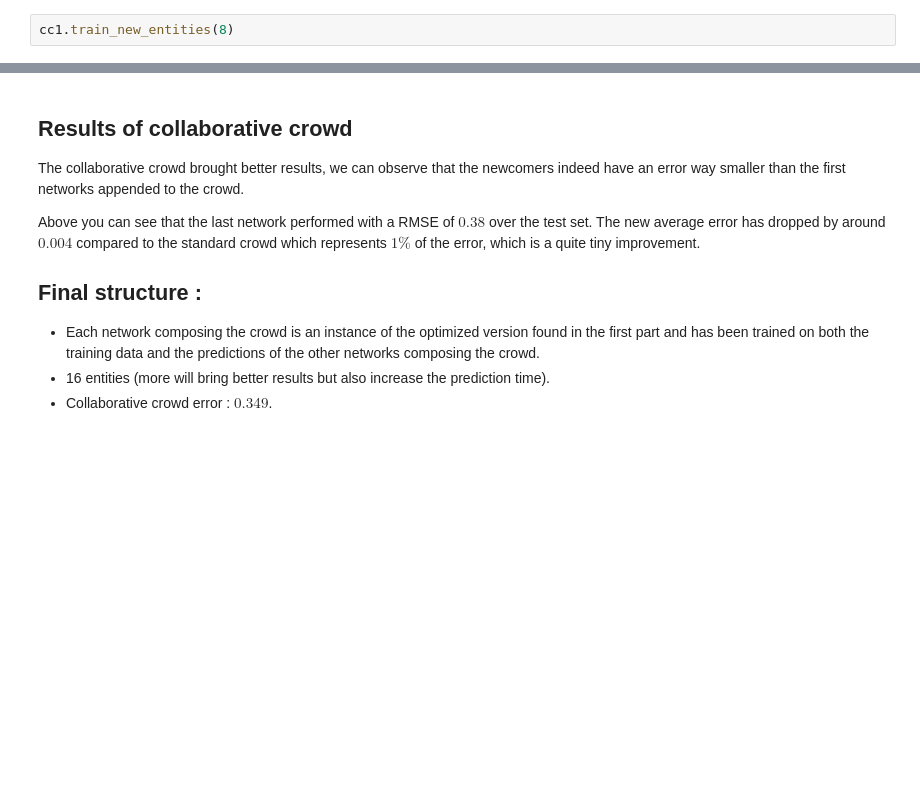
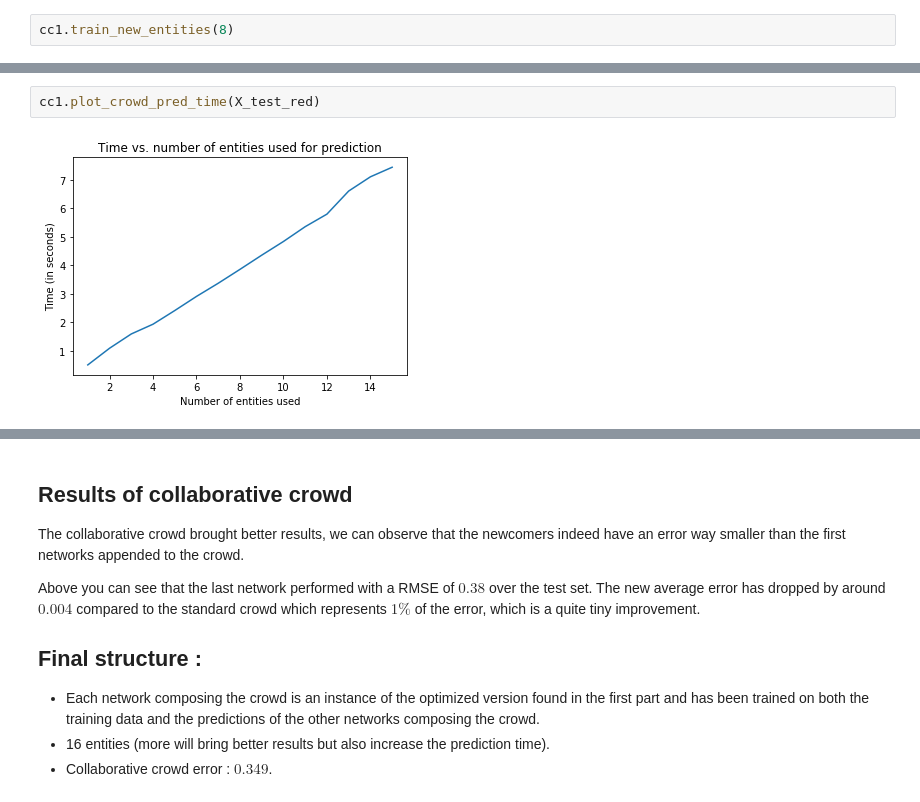
Before and after one commit to EtienneBonvin/cosmo_project, a Jupyter notebook: Deep_Learning_Approach.ipynb, the cells around one changed output, grey strips where cells are left out. Saved outputs shown, nothing was run; the diff lists cells and outputs as text; blank space fills up the shorter version.

```diff
--- a/Deep_Learning_Approach.ipynb
+++ b/Deep_Learning_Approach.ipynb
@@ -360,0 +370,4 @@ Average RMSE : 0.3489545411525422
+# %%
+cc1.plot_crowd_pred_time(X_test_red)
+# %% [output]
+[figure, added]
```
Also changed, not shown: parts of 9 cells of this notebook, 1 other file.
